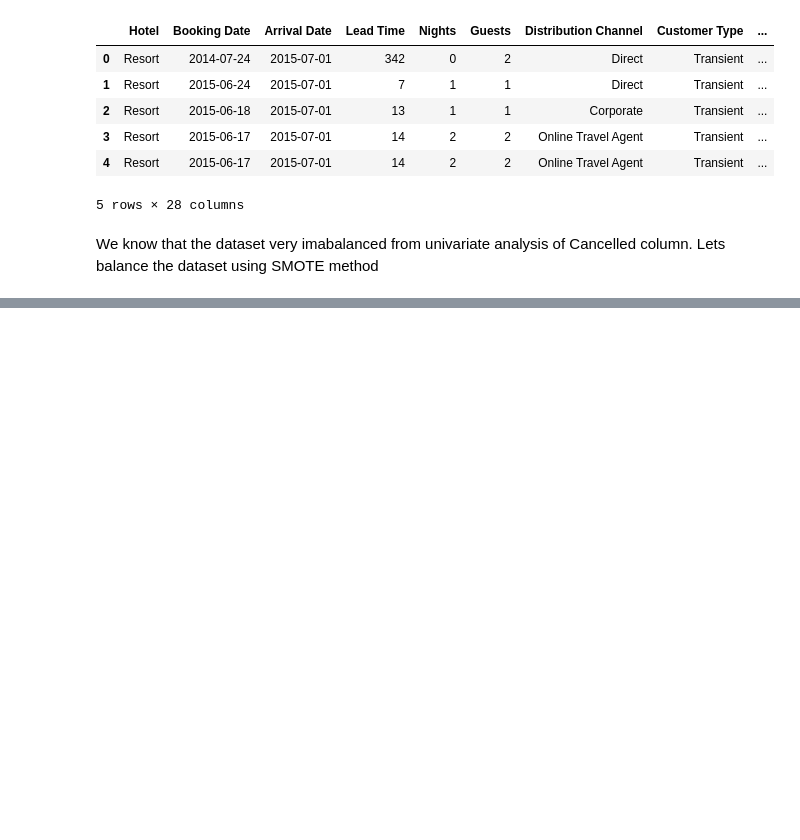
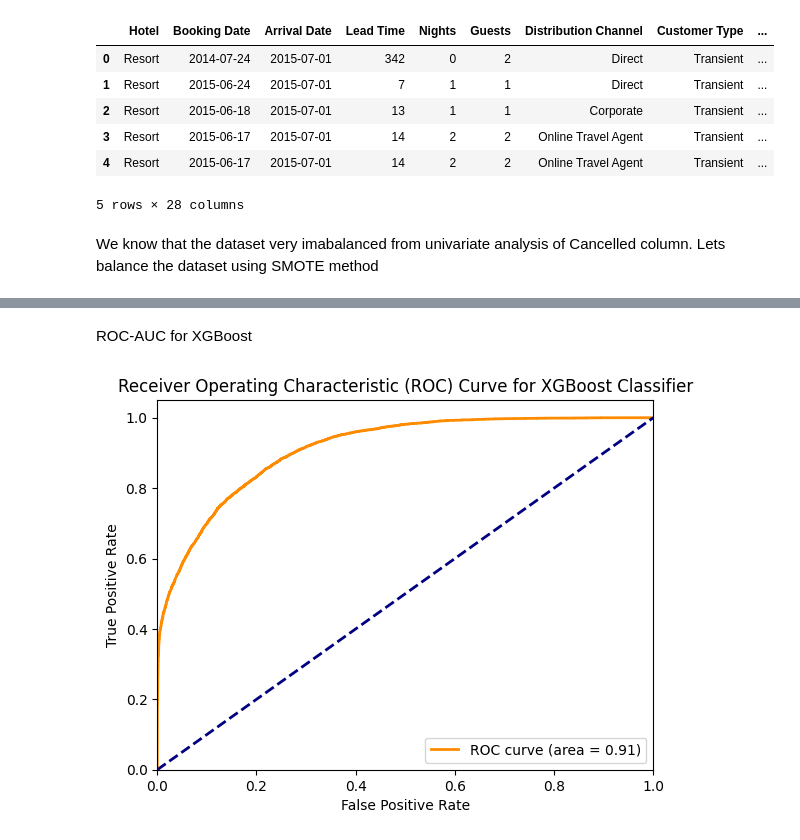
Before and after one commit to PoojaChandrashekara/Analysing-Booking-Data-For-Major-Hotel-Chain, a Jupyter notebook: cancellation-prediction.ipynb, the cells around one changed output, grey strips where cells are left out. Drawn from its saved outputs; the diff is of its cells as text; code cells hidden in the pictures; blank space fills up the shorter version.

```diff
--- a/cancellation-prediction.ipynb
+++ b/cancellation-prediction.ipynb
@@ -111,0 +288,10 @@ Random Forest ROC-AUC: 1.00
+# %%
+#XGBoost Classifier
+xgb = XGBClassifier(random_state=42, use_label_encoder=False, eval_metric='logloss')
+xgb.fit(X_train_reduced, y_train)
+y_pred_xgb = xgb.predict(X_test_reduced)
+accuracy_xgb = accuracy_score(y_test, y_pred_xgb)
+report_xgb = classification_report(y_test, y_pred_xgb)
+print("XGBoost Classifier:")
+print("Accuracy: ",accuracy_xgb)
+print("Classification report: ",report_xgb)
@@ -111,0 +309,23 @@ Random Forest ROC-AUC: 1.00
+# %% [markdown]
+ROC-AUC for XGBoost
+# %%
+
+y_score = xgb.predict_proba(X_test_reduced)[:, 1]
+
+# Calculate ROC curve and ROC area
+fpr, tpr, _ = roc_curve(y_test, y_score)
+roc_auc = auc(fpr, tpr)
+
+# Plot of a ROC curve
+plt.figure()
+plt.plot(fpr, tpr, color='darkorange', lw=2, label='ROC curve (area = %0.2f)' % roc_auc)
+plt.plot([0, 1], [0, 1], color='navy', lw=2, linestyle='--')
+plt.xlim([0.0, 1.0])
+plt.ylim([0.0, 1.05])
+plt.xlabel('False Positive Rate')
+plt.ylabel('True Positive Rate')
+plt.title('Receiver Operating Characteristic (ROC) Curve for XGBoost Classifier')
+plt.legend(loc="lower right")
+plt.show()
+# %% [output]
+[figure, added]
```
Also changed, not shown: parts of 19 cells of this notebook, 2 other files.
